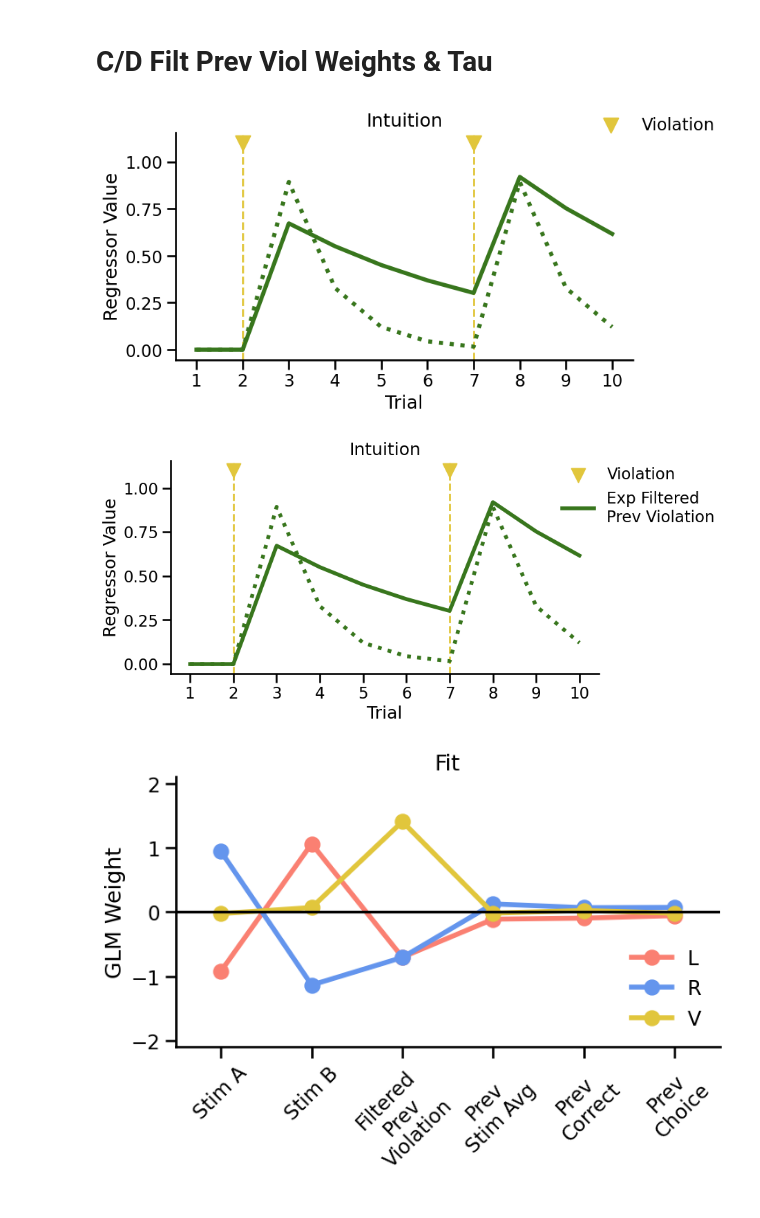
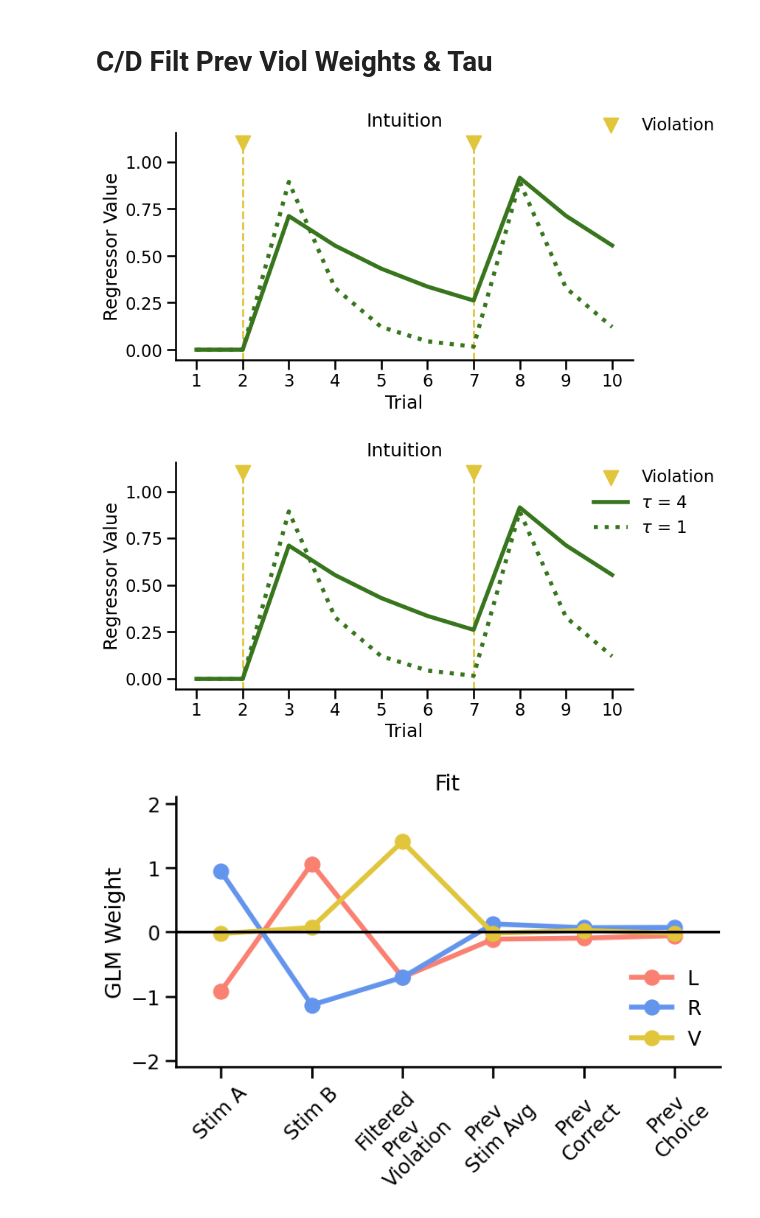
Before and after one commit to jess-breda/violations-multinomial, a Jupyter notebook: notebooks/thesis/@fig3_prev_viol.ipynb, the cells around one changed output. Drawn from its saved outputs; the diff is of its cells as text; code cells hidden in the pictures.

```diff
--- a/notebooks/thesis/@fig3_prev_viol.ipynb
+++ b/notebooks/thesis/@fig3_prev_viol.ipynb
@@ -253,10 +296,10 @@ ddf["trial"] = np.arange(1,11)
 ddf["violation"] = [0,1,0,0,0,0,1,0,0,0]
 ddf["prev_violation"] = [0,0,1,0,0,0,0,1,0,0]
 
-filter = ExpFilter(tau=5)
+filter = ExpFilter(tau=4)
 filter.apply_filter_to_session("prev_violation", ddf)
 max_val = ddf["prev_violation_exp"].max()
-ddf["prev_violation_exp_tau5"] = ddf["prev_violation_exp"] / (max_val + 0.12)
+ddf["prev_violation_exp_tau4"] = ddf["prev_violation_exp"] / (max_val + 0.12)
 
 filter = ExpFilter(tau=1)
 filter.apply_filter_to_session("prev_violation", ddf)
@@ -353,7 +396,7 @@ ax.scatter(vddf["trial"], (vddf["violation"] + 0.1), color=c.VIOLATION_COLOR, ma
 for trial in vddf["trial"]:
     ax.axvline(x=trial, ymax=1.0, color=c.VIOLATION_COLOR, linestyle='--', linewidth=2)
 
-sns.lineplot(x=ddf["trial"], y=ddf["prev_violation_exp_tau5"], label="", ax=ax, color=c.PREV_VIOLATION_FILTER_COLOR, linewidth=4)
+sns.lineplot(x=ddf["trial"], y=ddf["prev_violation_exp_tau4"], label="", ax=ax, color=c.PREV_VIOLATION_FILTER_COLOR, linewidth=4)
 
 sns.lineplot(x=ddf["trial"], y=ddf["prev_violation_exp_tau1"], label="", ax=ax, color=c.PREV_VIOLATION_FILTER_COLOR, linewidth=4, linestyle=":")
 
@@ -370,34 +413,34 @@ ax.set_xticks(np.arange(1, 11))  # Set x ticks from 1 to 10
 sns.despine()
 plt.savefig("figures/fig3d_filt_prev_viol_weights_intuition.png", dpi=300, bbox_inches="tight")
 # %% [output]
-[figure, old version]
+[figure, new version]
 # %%
 fig, ax = plt.subplots(figsize=(8, 4))
 
 vddf = ddf.query("violation == 1")
 
 ax.scatter(vddf["trial"], (vddf["violation"] + 0.1), color=c.VIOLATION_COLOR, marker="v", label="Violation", s=200)
 for trial in vddf["trial"]:
     ax.axvline(x=trial, ymax=1.0, color=c.VIOLATION_COLOR, linestyle='--', linewidth=2)
 
-sns.lineplot(x=ddf["trial"], y=ddf["prev_violation_exp_tau5"], label="Exp Filtered\nPrev Violation", ax=ax, color=c.PREV_VIOLATION_FILTER_COLOR, linewidth=4)
+sns.lineplot(x=ddf["trial"], y=ddf["prev_violation_exp_tau4"], ax=ax, color=c.PREV_VIOLATION_FILTER_COLOR, linewidth=4, label=r"$\tau$ = 4")
 
-sns.lineplot(x=ddf["trial"], y=ddf["prev_violation_exp_tau1"], label="", ax=ax, color=c.PREV_VIOLATION_FILTER_COLOR, linewidth=4, linestyle=":")
+sns.lineplot(x=ddf["trial"], y=ddf["prev_violation_exp_tau1"], label=r"$\tau$ = 1", ax=ax, color=c.PREV_VIOLATION_FILTER_COLOR, linewidth=4, linestyle=":")
 
 ax.legend(bbox_to_anchor=(.9, 1), borderaxespad=0., frameon=False)
 
 ax.set(
     ylabel="Regressor Value",
     xlabel="Trial",
     title="Intuition"
 )
 
 ax.set_xticks(np.arange(1, 11))  # Set x ticks from 1 to 10
 
 sns.despine()
 plt.savefig("figures/fig3d_filt_prev_viol_weights_intuition_labels.png", dpi=300, bbox_inches="tight")
 # %% [output]
-[figure, old version]
+[figure, new version]
 # %%
 fig, ax = plt.subplots(figsize=(8, 4))
 
```
Also changed, not shown: parts of 7 cells of this notebook, 42 other files.
